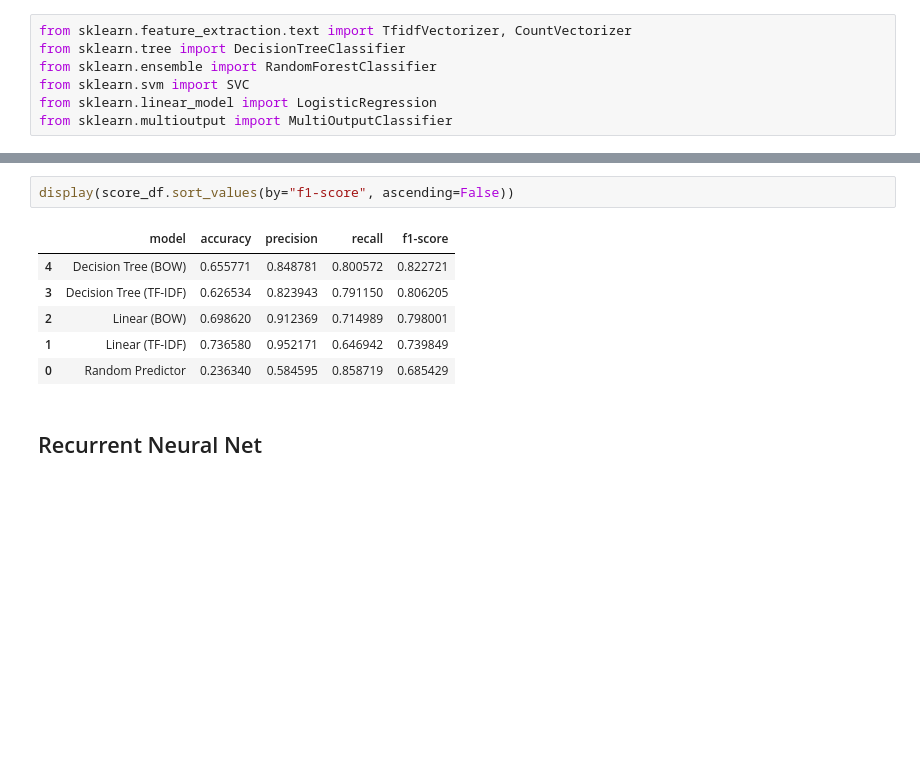
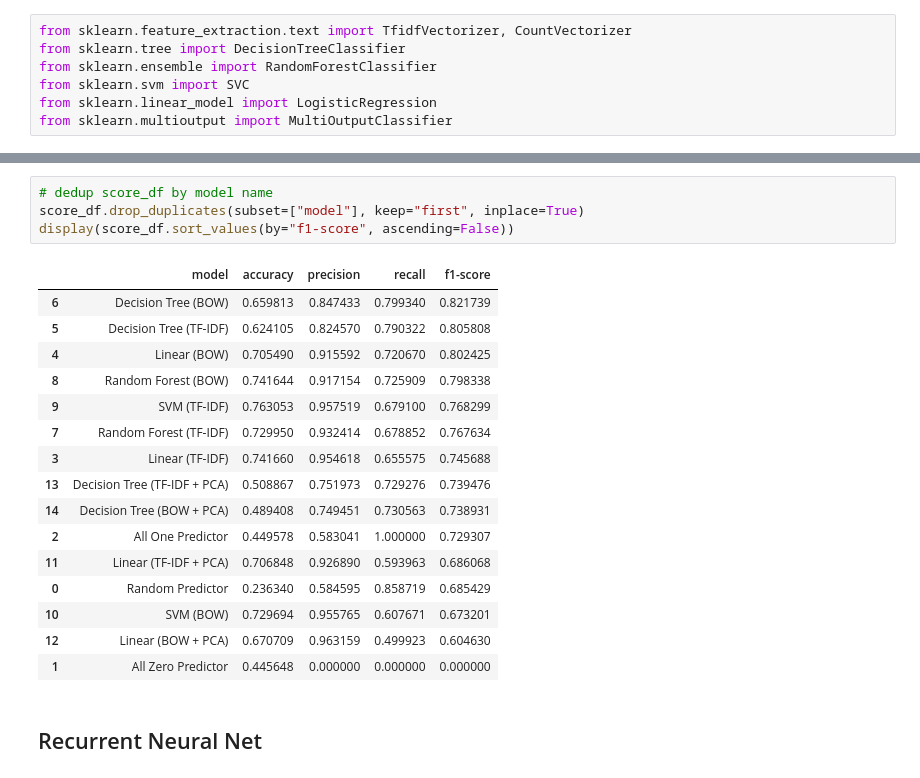
Before and after one commit to NgocMinhUniversityProjects/BTL-NLP, a Jupyter notebook: depressive-suicidal-analysis/main.ipynb, the cells around one changed output, grey strips where cells are left out. Saved outputs shown, nothing was run; the diff lists cells and outputs as text; blank space fills up the shorter version.

```diff
--- a/depressive-suicidal-analysis/main.ipynb
+++ b/depressive-suicidal-analysis/main.ipynb
@@ -406,12 +466,24 @@ Evaluated Decision Tree in 50.44s
 # %%
+# dedup score_df by model name
+score_df.drop_duplicates(subset=["model"], keep="first", inplace=True)
 display(score_df.sort_values(by="f1-score", ascending=False))
 # %% [output]
 |  | model | accuracy | precision | recall | f1-score |
-| 4 | Decision Tree (BOW) | 0.655771 | 0.848781 | 0.800572 | 0.822721 |
-| 3 | Decision Tree (TF-IDF) | 0.626534 | 0.823943 | 0.791150 | 0.806205 |
-| 2 | Linear (BOW) | 0.698620 | 0.912369 | 0.714989 | 0.798001 |
-| 1 | Linear (TF-IDF) | 0.736580 | 0.952171 | 0.646942 | 0.739849 |
+| 6 | Decision Tree (BOW) | 0.659813 | 0.847433 | 0.799340 | 0.821739 |
+| 5 | Decision Tree (TF-IDF) | 0.624105 | 0.824570 | 0.790322 | 0.805808 |
+| 4 | Linear (BOW) | 0.705490 | 0.915592 | 0.720670 | 0.802425 |
+| 8 | Random Forest (BOW) | 0.741644 | 0.917154 | 0.725909 | 0.798338 |
+| 9 | SVM (TF-IDF) | 0.763053 | 0.957519 | 0.679100 | 0.768299 |
+| 7 | Random Forest (TF-IDF) | 0.729950 | 0.932414 | 0.678852 | 0.767634 |
+| 3 | Linear (TF-IDF) | 0.741660 | 0.954618 | 0.655575 | 0.745688 |
+| 13 | Decision Tree (TF-IDF + PCA) | 0.508867 | 0.751973 | 0.729276 | 0.739476 |
+| 14 | Decision Tree (BOW + PCA) | 0.489408 | 0.749451 | 0.730563 | 0.738931 |
+| 2 | All One Predictor | 0.449578 | 0.583041 | 1.000000 | 0.729307 |
+| 11 | Linear (TF-IDF + PCA) | 0.706848 | 0.926890 | 0.593963 | 0.686068 |
 | 0 | Random Predictor | 0.236340 | 0.584595 | 0.858719 | 0.685429 |
+| 10 | SVM (BOW) | 0.729694 | 0.955765 | 0.607671 | 0.673201 |
+| 12 | Linear (BOW + PCA) | 0.670709 | 0.963159 | 0.499923 | 0.604630 |
+| 1 | All Zero Predictor | 0.445648 | 0.000000 | 0.000000 | 0.000000 |
 # %% [markdown]
 ## Recurrent Neural Net
 # %%
```
Also changed, not shown: parts of 27 cells of this notebook, 1 other file.
